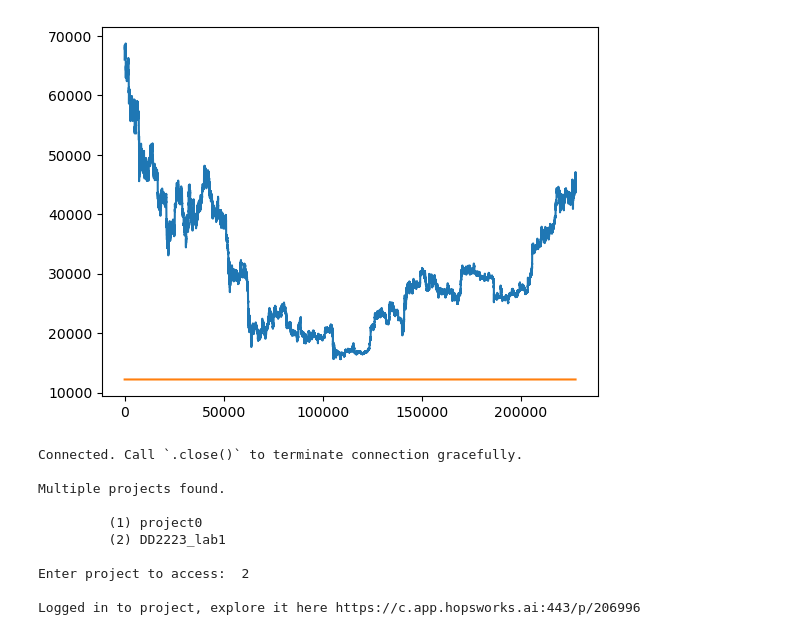
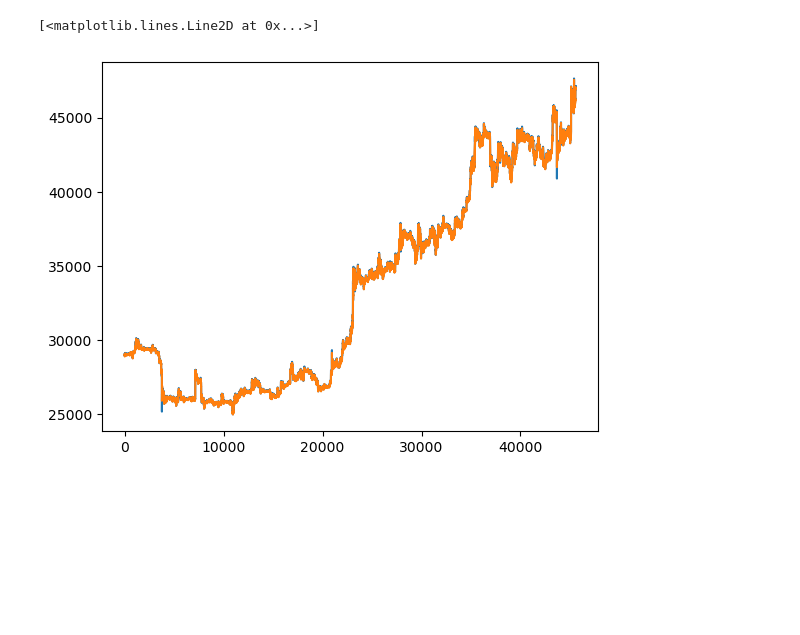
Before and after one commit to owwe/btc-price-prediction, a Jupyter notebook: training_pipeline.ipynb, the cells around one changed output. Saved outputs shown, nothing was run; the diff lists cells and outputs as text; code cells hidden in the pictures; blank space fills up the shorter version.

Commit message:
hopswork last commit

```diff
--- a/training_pipeline.ipynb
+++ b/training_pipeline.ipynb
@@ -87,6 +92,6 @@ def split_sequence(sequence, n_steps):
         y.append(seq_y)
     return array(X), array(y)
 # %%
-n_steps = 10
+n_steps = 24
 # %%
 X,y  = split_sequence(sequence = dataset.close_price, n_steps = n_steps)
@@ -98,5 +98,5 @@ from keras.layers import Dense
 # %%
 X = X.reshape(X.shape[0],-1,1)
 # %%
-train_index =  round(y.shape[0] * 0.35)
-val_index   =  round(y.shape[0] * 0.5)
+train_index =  round(y.shape[0] * 0.80)
+val_index   =  round(y.shape[0] * 0.90)
@@ -185,0 +141,9 @@ preds = model.predict(X_test).reshape(-1)
+# %%
+### MLP
+model = Sequential()
+model.add(Dense(200, activation='relu', input_dim=n_steps))
+model.add(Dense(100, activation='relu',))
+model.add(Dense(1))
+model.compile(optimizer='adam' ,loss='mse', metrics = ['mae'])
+# %%
+hist = model.fit(X_train, y_train, validation_data = (X_val,y_val) ,batch_size = 16256, epochs=10, verbose=1)
@@ -186,5 +207,5 @@ preds = model.predict(X_test).reshape(-1)
 # %%
-from matplotlib import pyplot as plt
-plt.plot(np.arange(len(y_test)),y_test)
-plt.plot(np.arange(len(y_test)), preds)
+preds_test = model.predict(X_test).reshape(-1)
+plt.plot(np.arange(len(preds_test)),y_test)
+plt.plot(np.arange(len(preds_test)), preds_test)
 # %% [output]
@@ -192,16 +213,2 @@ plt.plot(np.arange(len(y_test)), preds)
+[<matplotlib.lines.Line2D at 0x...>]
-[figure, old version]
+[figure, new version]
-# %%
-# You have to set the environment variable 'HOPSWORKS_API_KEY' for login to succeed
-import hopsworks
-project = hopsworks.login()
-# %% [output]
-Connected. Call `.close()` to terminate connection gracefully.
-
-Multiple projects found.
-
-         (1) project0
-         (2) DD2223_lab1
-
-Enter project to access:  2
-
-Logged in to project, explore it here https://c.app.hopsworks.ai:443/p/206996
```
Also changed, not shown: parts of 25 cells of this notebook, 4 other files.
